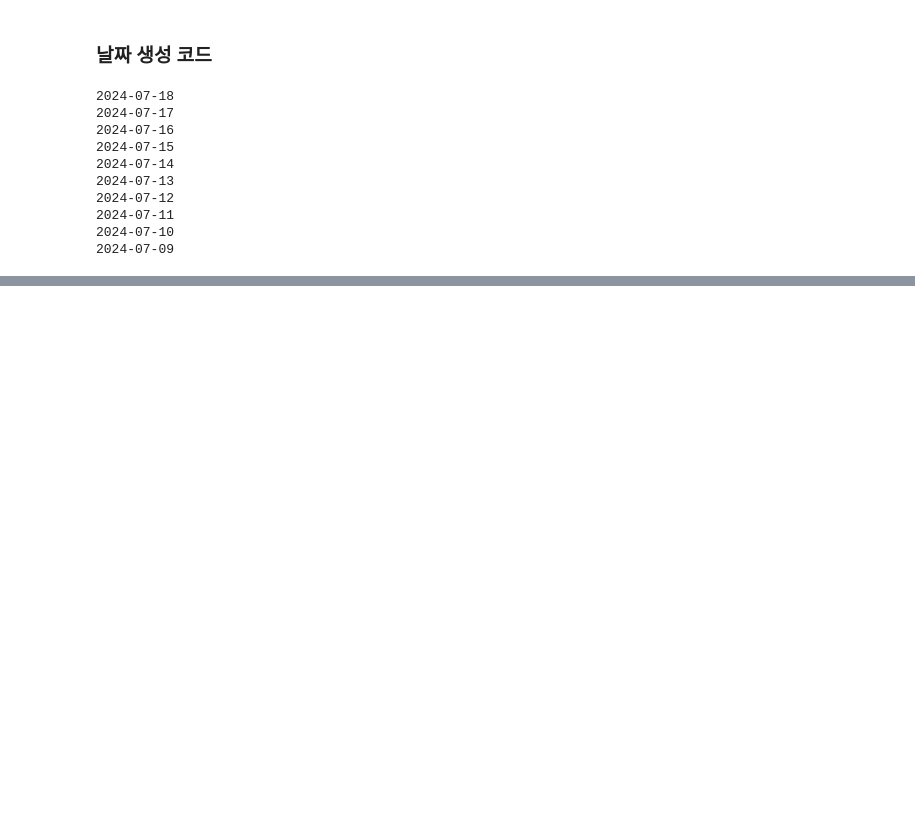
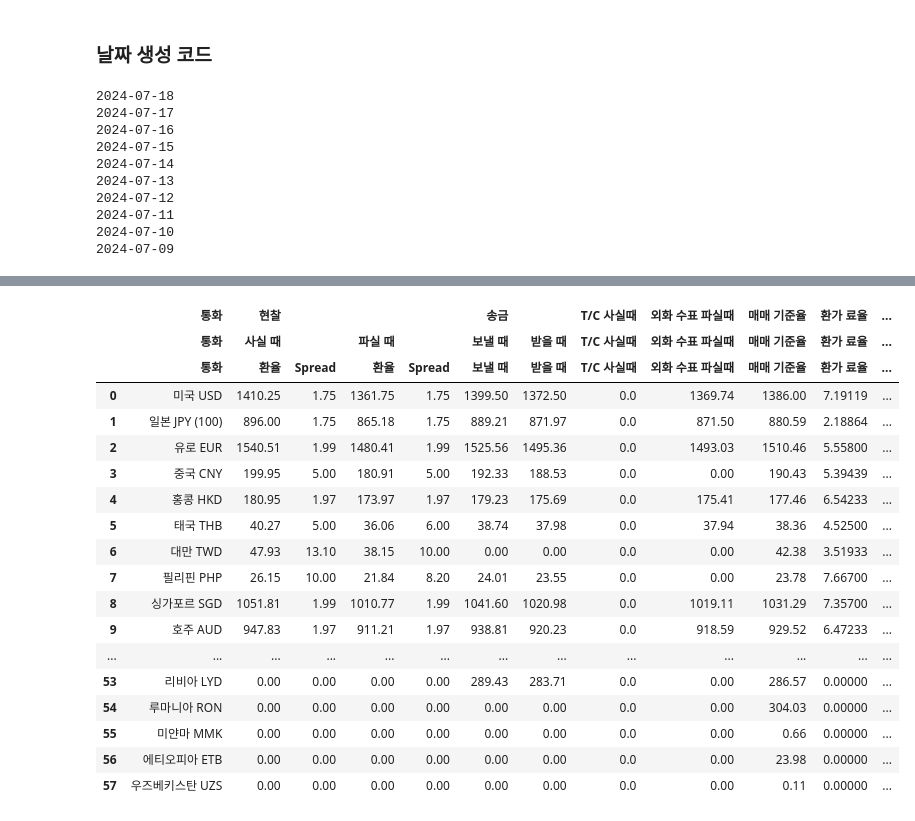
Before and after one commit to haram4th/fintech_pm_data_science, a Jupyter notebook: 05data_scraping/hanabank_exchange_rate_data_selenium.ipynb, the cells around one changed output, grey strips where cells are left out. Cells and saved outputs as stored; diff of their text form; code cells hidden in the pictures; blank space fills up the shorter version.

```diff
--- a/05data_scraping/hanabank_exchange_rate_data_selenium.ipynb
+++ b/05data_scraping/hanabank_exchange_rate_data_selenium.ipynb
@@ -114,0 +117,22 @@ data
+# %%
+final_df
+# %% [output]
+|  | 통화 | 현찰 |  |  |  | 송금 |  | T/C 사실때 | 외화 수표 파실때 | 매매 기준율 | 환가 료율 | ... |
+|  | 통화 | 사실 때 |  | 파실 때 |  | 보낼 때 | 받을 때 | T/C 사실때 | 외화 수표 파실때 | 매매 기준율 | 환가 료율 | ... |
+|  | 통화 | 환율 | Spread | 환율 | Spread | 보낼 때 | 받을 때 | T/C 사실때 | 외화 수표 파실때 | 매매 기준율 | 환가 료율 | ... |
+| 0 | 미국 USD | 1410.25 | 1.75 | 1361.75 | 1.75 | 1399.50 | 1372.50 | 0.0 | 1369.74 | 1386.00 | 7.19119 | ... |
+| 1 | 일본 JPY (100) | 896.00 | 1.75 | 865.18 | 1.75 | 889.21 | 871.97 | 0.0 | 871.50 | 880.59 | 2.18864 | ... |
+| 2 | 유로 EUR | 1540.51 | 1.99 | 1480.41 | 1.99 | 1525.56 | 1495.36 | 0.0 | 1493.03 | 1510.46 | 5.55800 | ... |
+| 3 | 중국 CNY | 199.95 | 5.00 | 180.91 | 5.00 | 192.33 | 188.53 | 0.0 | 0.00 | 190.43 | 5.39439 | ... |
+| 4 | 홍콩 HKD | 180.95 | 1.97 | 173.97 | 1.97 | 179.23 | 175.69 | 0.0 | 175.41 | 177.46 | 6.54233 | ... |
+| 5 | 태국 THB | 40.27 | 5.00 | 36.06 | 6.00 | 38.74 | 37.98 | 0.0 | 37.94 | 38.36 | 4.52500 | ... |
+| 6 | 대만 TWD | 47.93 | 13.10 | 38.15 | 10.00 | 0.00 | 0.00 | 0.0 | 0.00 | 42.38 | 3.51933 | ... |
+| 7 | 필리핀 PHP | 26.15 | 10.00 | 21.84 | 8.20 | 24.01 | 23.55 | 0.0 | 0.00 | 23.78 | 7.66700 | ... |
+| 8 | 싱가포르 SGD | 1051.81 | 1.99 | 1010.77 | 1.99 | 1041.60 | 1020.98 | 0.0 | 1019.11 | 1031.29 | 7.35700 | ... |
+| 9 | 호주 AUD | 947.83 | 1.97 | 911.21 | 1.97 | 938.81 | 920.23 | 0.0 | 918.59 | 929.52 | 6.47233 | ... |
+| ... | ... | ... | ... | ... | ... | ... | ... | ... | ... | ... | ... | ... |
+| 53 | 리비아 LYD | 0.00 | 0.00 | 0.00 | 0.00 | 289.43 | 283.71 | 0.0 | 0.00 | 286.57 | 0.00000 | ... |
+| 54 | 루마니아 RON | 0.00 | 0.00 | 0.00 | 0.00 | 0.00 | 0.00 | 0.0 | 0.00 | 304.03 | 0.00000 | ... |
+| 55 | 미얀마 MMK | 0.00 | 0.00 | 0.00 | 0.00 | 0.00 | 0.00 | 0.0 | 0.00 | 0.66 | 0.00000 | ... |
+| 56 | 에티오피아 ETB | 0.00 | 0.00 | 0.00 | 0.00 | 0.00 | 0.00 | 0.0 | 0.00 | 23.98 | 0.00000 | ... |
+| 57 | 우즈베키스탄 UZS | 0.00 | 0.00 | 0.00 | 0.00 | 0.00 | 0.00 | 0.0 | 0.00 | 0.11 | 0.00000 | ... |
```
Also changed, not shown: parts of 13 cells of this notebook.
